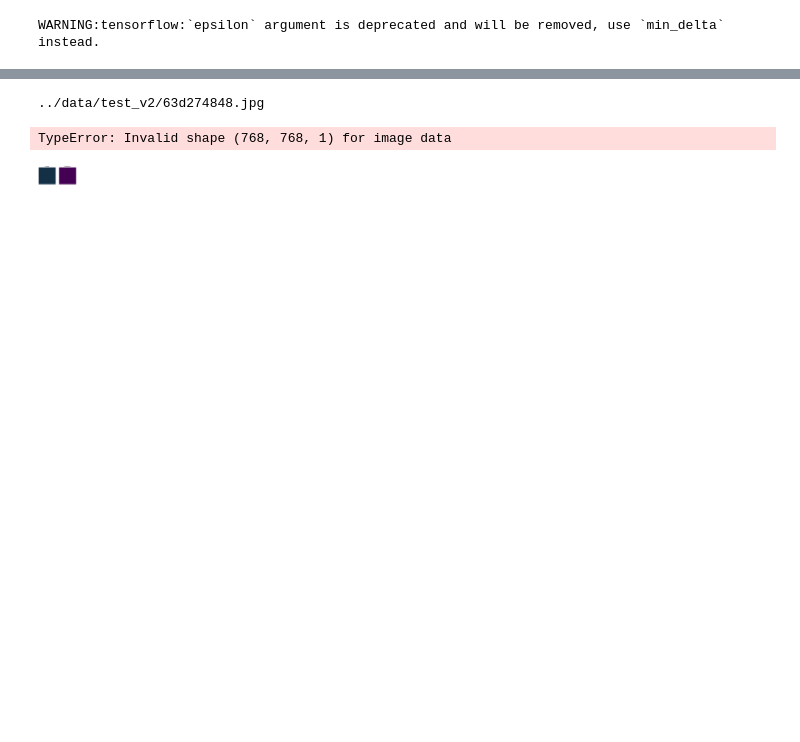
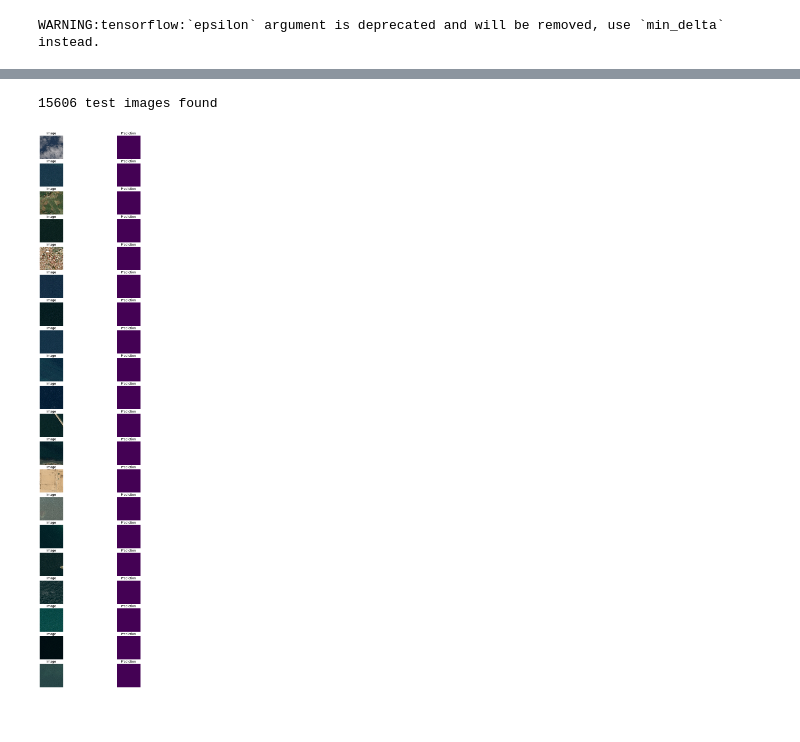
Before and after one commit to blainerothrock/airbus-ship-detection, a Jupyter notebook: unet_dropout.ipynb, the cells around one changed output, grey strips where cells are left out. Cells and saved outputs as stored; diff of their text form; code cells hidden in the pictures.

```diff
--- a/unet_dropout.ipynb
+++ b/unet_dropout.ipynb
@@ -70,10 +70,10 @@ class UNetParams():
     def __init__(self):
         self.batch_size = 4
         self.edge_crop = 16
-        self.num_epochs= 1000
+        self.num_epochs= 10
         self.gaussian_noise = 0.1
         self.img_scaling = (3, 3)
-        self.max_train_steps = 1000
+        self.max_train_steps = 5000
         self.validation_set_size = 1000
         self.augment_brightness = False
 
@@ -152,9 +152,9 @@ print(valid_df.shape[0], 'validation masks')
 # %%
 # under sample empty images
 train_df['grouped_ship_count'] = train_df['ships'].map(lambda x: (x+1)//2).clip(0, 7)
-def sample_ships(in_df, base_rep_val=1500):
+def sample_ships(in_df, base_rep_val=2500):
     if in_df['ships'].values[0]==0:
-        return in_df.sample(base_rep_val//3) # even more strongly undersample no ships
+        return in_df.sample(base_rep_val//1) # even more strongly undersample no ships
     else:
         return in_df.sample(base_rep_val, replace=(in_df.shape[0]<base_rep_val))
 
@@ -366,7 +367,7 @@ model_ts = str(datetime.datetime.now()).replace(' ', '_')
 weight_path="models/{}_weights_{}.best.hdf5".format('unet', model_ts)
 
 checkpoint = ModelCheckpoint(
-    weight_path, monitor='val_dice_coef',
+    weight_path, monitor='val_loss',
     verbose=1,
     save_best_only=True,
     mode='max',
@@ -374,7 +375,7 @@ checkpoint = ModelCheckpoint(
 )
 
 reduceLROnPlat = ReduceLROnPlateau(
-    monitor='val_dice_coef', factor=0.5,
+    monitor='val_loss', factor=0.5,
     patience=3,
     verbose=1,
     mode='max',
@@ -384,16 +385,16 @@ reduceLROnPlat = ReduceLROnPlateau(
 )
 
 early = EarlyStopping(
-    monitor="val_dice_coef",
+    monitor="val_dice_p_bce",
     mode="max",
     patience=15
 )
-callbacks = [checkpoint, early, reduceLROnPlat]
+callbacks = [checkpoint, reduceLROnPlat]
 # %% [output]
 WARNING:tensorflow:`epsilon` argument is deprecated and will be removed, use `min_delta` instead.
 # %%
 step_count = min(unet_params.max_train_steps, train_df.shape[0]//unet_params.batch_size)
-print(unet_params.img_scaling)
+
 aug_gen = create_aug_gen(
     make_image_gen(train_df,unet_params.batch_size, unet_params.img_scaling, train_image_dir),
     image_gen,
@@ -404,7 +405,7 @@ loss_history = [
     unet.fit(
         aug_gen,
         steps_per_epoch=step_count,
-        epochs=unet_params.num_epochs,
+        epochs=10,
         validation_data=(valid_x, valid_y),
         callbacks=callbacks
     )
@@ -461,25 +458,21 @@ else:
 
 fullres_model.save('models/unet_fullres_{}.h5'.format(model_ts))
 # %%
-# Predict
-fig, m_axs = plt.subplots(20, 3, figsize = (10, 100))
+test_paths = os.listdir(test_image_dir)
+print(len(test_paths), 'test images found')
+
+fig, m_axs = plt.subplots(20, 2, figsize = (10, 40))
 [c_ax.axis('off') for c_ax in m_axs.flatten()]
-for (ax1, ax2, ax3), c_img_name in zip(m_axs, os.listdir(test_image_dir)[140:]):
+for (ax1, ax2), c_img_name in zip(m_axs, test_paths[800:]):
     c_path = os.path.join(test_image_dir, c_img_name)
-    print(c_path)
     c_img = imread(c_path)
     first_img = np.expand_dims(c_img, 0)/255.0
     first_seg = fullres_model.predict(first_img)
     ax1.imshow(first_img[0])
     ax1.set_title('Image')
     ax2.imshow(first_seg[0, :, :, 0], vmin = 0, vmax = 1)
     ax2.set_title('Prediction')
-    ground_truth = masks_as_image(masks.query('ImageId=="{}"'.format(c_img_name))['EncodedPixels'])
-    ax3.imshow(ground_truth)
-    ax3.set_title('Ground Truth')
-
-fig.savefig('images/pred_{}.png'.format(model_ts))
+fig.savefig('test_predictions.png')
 # %% [output]
-../data/test_v2/63d274848.jpg
+15606 test images found
-TypeError: Invalid shape (768, 768, 1) for image data
-[figure, old version]
+[figure, new version]
```
Also changed, not shown: parts of 9 cells of this notebook, 5 other files.
